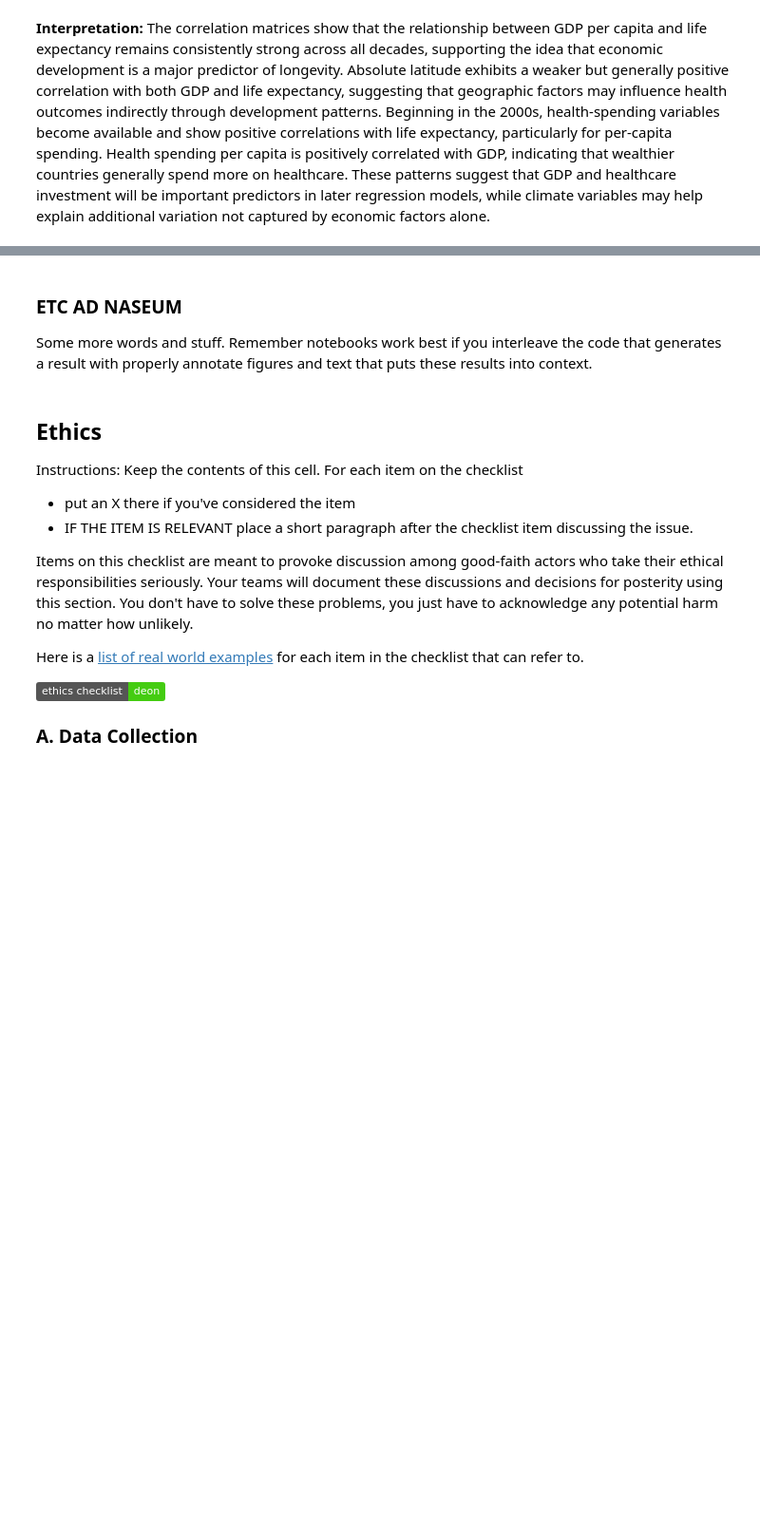
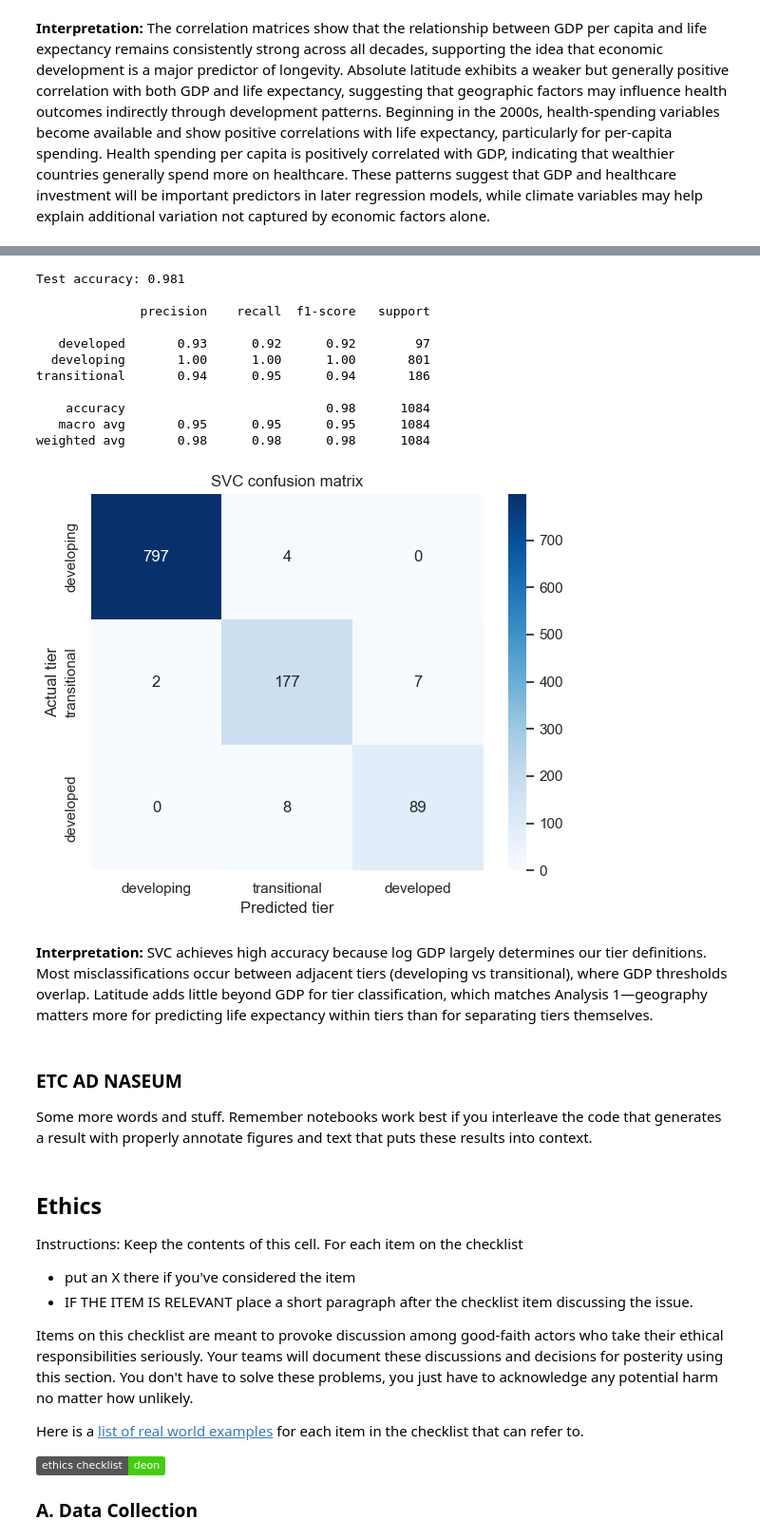
Before and after one commit to COGS108/Group-SP26-077, a Jupyter notebook: 03-FinalProject.ipynb, the cells around one changed output, grey strips where cells are left out. Shown at 95% size. Cells and saved outputs as stored; diff of their text form; code cells hidden in the pictures; badges without logos; blank space fills up the shorter version.

Commit message:
analysis

```diff
--- a/03-FinalProject.ipynb
+++ b/03-FinalProject.ipynb
@@ -443,3 +655,59 @@ Some more words and stuff.  Remember notebooks work best if you interleave the c
+# %%
+from sklearn.metrics import classification_report, confusion_matrix
+from sklearn.model_selection import train_test_split
+from sklearn.pipeline import make_pipeline
+from sklearn.preprocessing import StandardScaler
+from sklearn.svm import SVC
+
+features = ["log_gdp_per_capita", "abs_latitude", "health_spend_per_capita_usd"]
+svm_data = recent.dropna(subset=features + ["dev_tier"])
+
+X = svm_data[features]
+y = svm_data["dev_tier"]
+
+X_train, X_test, y_train, y_test = train_test_split(
+    X, y, test_size=0.25, random_state=108, stratify=y
+)
+
+svm_model = make_pipeline(
+    StandardScaler(),
+    SVC(kernel="rbf", random_state=108),
+)
+svm_model.fit(X_train, y_train)
+y_pred = svm_model.predict(X_test)
+
+print(f"Test accuracy: {svm_model.score(X_test, y_test):.3f}\n")
+print(classification_report(y_test, y_pred))
+
+cm = confusion_matrix(y_test, y_pred, labels=tier_order())
+fig, ax = plt.subplots(figsize=(6, 5))
+sns.heatmap(
+    cm,
+    annot=True,
+    fmt="d",
+    xticklabels=tier_order(),
+    yticklabels=tier_order(),
+    cmap="Blues",
+    ax=ax,
+)
+ax.set(xlabel="Predicted tier", ylabel="Actual tier", title="SVC confusion matrix")
+plt.tight_layout()
+plt.show()
+# %% [output]
+Test accuracy: 0.981
+
+              precision    recall  f1-score   support
+
+   developed       0.93      0.92      0.92        97
+  developing       1.00      1.00      1.00       801
+transitional       0.94      0.95      0.94       186
+
+    accuracy                           0.98      1084
+   macro avg       0.95      0.95      0.95      1084
+weighted avg       0.98      0.98      0.98      1084
+[figure, added]
+# %% [markdown]
+**Interpretation:** SVC achieves high accuracy because log GDP largely determines our tier definitions. Most misclassifications occur between adjacent tiers (developing vs transitional), where GDP thresholds overlap. Latitude adds little beyond GDP for tier classification, which matches Analysis 1—geography matters more for predicting life expectancy within tiers than for separating tiers themselves.
 # %% [markdown]
 ### ETC AD NASEUM
 
```
Also changed, not shown: parts of 32 cells of this notebook, 2 other files.
